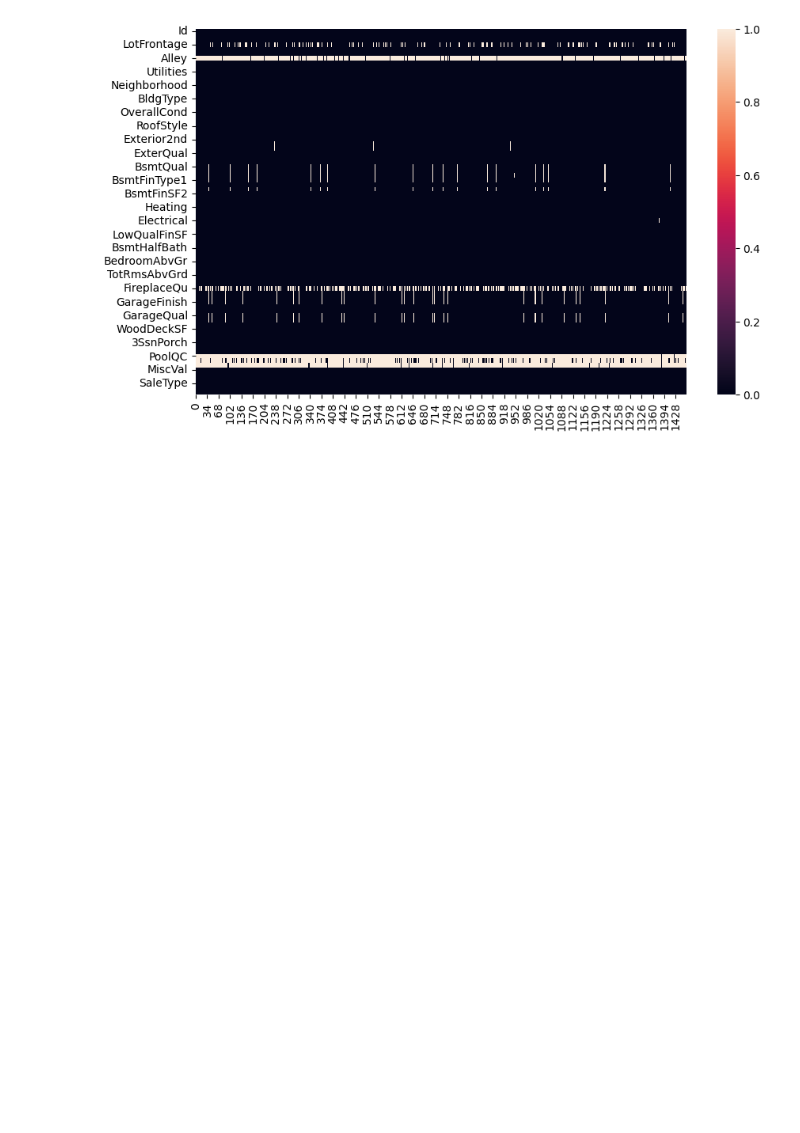
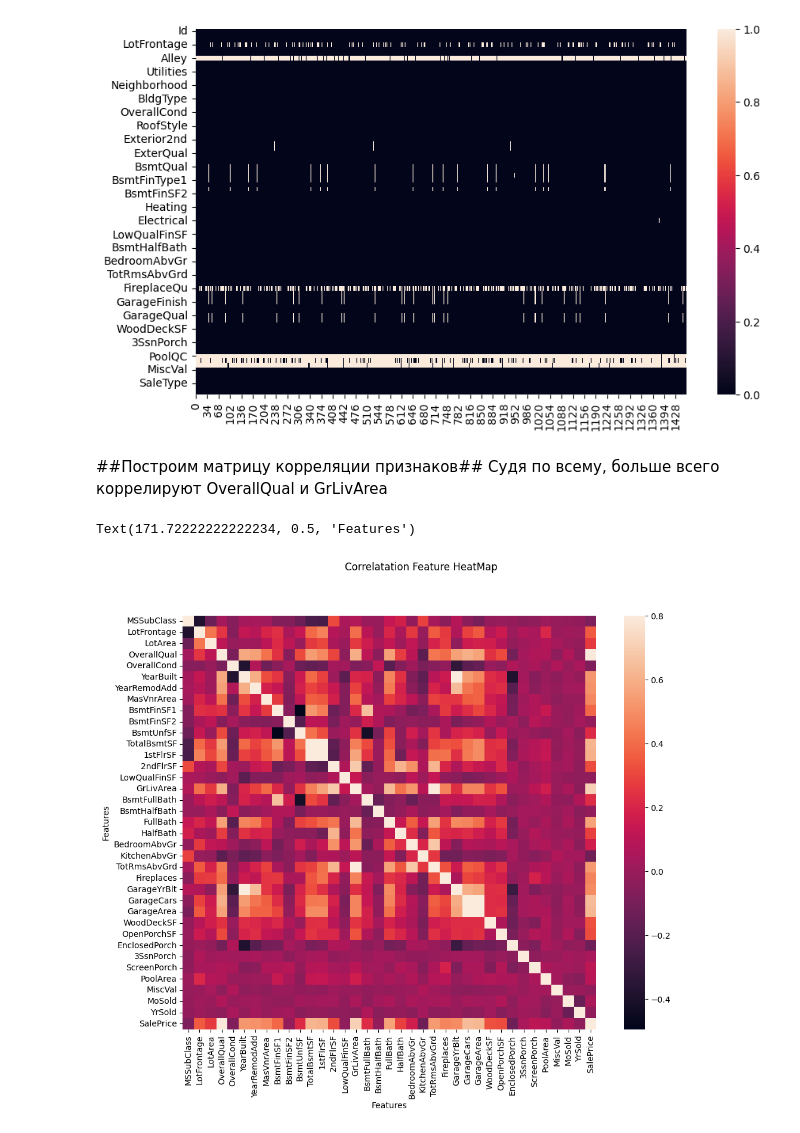
Before and after one commit to Mizoroki-Heck/Kaggle_competition, a Jupyter notebook: House Prices/House.ipynb, the cells around one changed output. Saved outputs shown, nothing was run; the diff lists cells and outputs as text; code cells hidden in the pictures; blank space fills up the shorter version.

```diff
--- a/House Prices/House.ipynb
+++ b/House Prices/House.ipynb
@@ -102,3 +75,21 @@ sns.heatmap(data_train.isnull().transpose())
 # %% [output]
 <Axes: >
 [figure]
+# %%
+data_train = data_train.drop(['Id','Alley','PoolQC','Fence', 'MiscFeature'], axis=1)
+# %% [markdown]
+##Построим матрицу корреляции признаков##
+Судя по всему, больше всего коррелируют OverallQual и GrLivArea
+# %%
+#correlation matrix
+corr_mat = data_train.corr()
+f, ax = plt.subplots(figsize=(12, 9))
+
+sns.heatmap(corr_mat, vmax=.8,square=True)
+
+plt.suptitle("Correlatation Feature HeatMap")
+plt.xlabel("Features")
+plt.ylabel("Features")
+# %% [output]
+Text(171.72222222222234, 0.5, 'Features')
+[figure, added]
```
Also changed, not shown: parts of 6 cells of this notebook.
